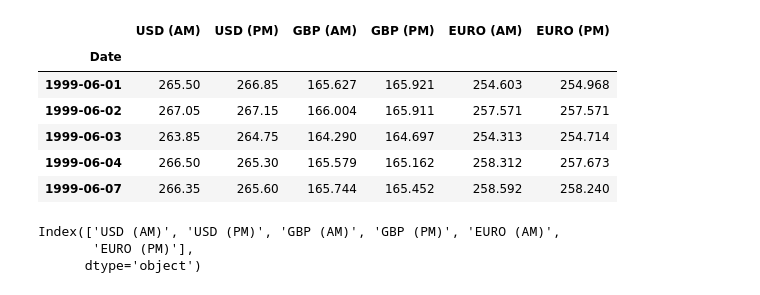
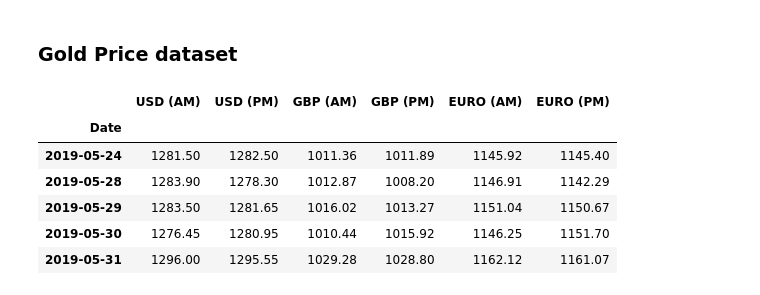
Before and after one commit to devindatt/gold-spot-analysis, a Jupyter notebook: goldspot_analysis1.ipynb, the cells around one changed output. Drawn from its saved outputs; the diff is of its cells as text; code cells hidden in the pictures.

```diff
--- a/goldspot_analysis1.ipynb
+++ b/goldspot_analysis1.ipynb
@@ -5,4 +5,6 @@ import pandas as pd
 import numpy as np
 import matplotlib.pyplot as plt
 from api_quandl import api
+# %% [markdown]
+### Gold Price dataset
 # %%
@@ -11,18 +14,12 @@ gold_data = quandl.get('LBMA/GOLD',
                        end_date='2019-06-01',
                        paginate=True)
 # %%
-gold_data.head()
+gold_data.tail()
 # %% [output]
 |  | USD (AM) | USD (PM) | GBP (AM) | GBP (PM) | EURO (AM) | EURO (PM) |
 | Date |  |  |  |  |  |  |
-| 1999-06-01 | 265.50 | 266.85 | 165.627 | 165.921 | 254.603 | 254.968 |
-| 1999-06-02 | 267.05 | 267.15 | 166.004 | 165.911 | 257.571 | 257.571 |
-| 1999-06-03 | 263.85 | 264.75 | 164.290 | 164.697 | 254.313 | 254.714 |
-| 1999-06-04 | 266.50 | 265.30 | 165.579 | 165.162 | 258.312 | 257.673 |
-| 1999-06-07 | 266.35 | 265.60 | 165.744 | 165.452 | 258.592 | 258.240 |
+| 2019-05-24 | 1281.50 | 1282.50 | 1011.36 | 1011.89 | 1145.92 | 1145.40 |
+| 2019-05-28 | 1283.90 | 1278.30 | 1012.87 | 1008.20 | 1146.91 | 1142.29 |
+| 2019-05-29 | 1283.50 | 1281.65 | 1016.02 | 1013.27 | 1151.04 | 1150.67 |
+| 2019-05-30 | 1276.45 | 1280.95 | 1010.44 | 1015.92 | 1146.25 | 1151.70 |
+| 2019-05-31 | 1296.00 | 1295.55 | 1029.28 | 1028.80 | 1162.12 | 1161.07 |
-# %%
-gold_data.columns
-# %% [output]
-Index(['USD (AM)', 'USD (PM)', 'GBP (AM)', 'GBP (PM)', 'EURO (AM)',
-       'EURO (PM)'],
-      dtype='object')
```
Also changed, not shown: parts of 29 cells of this notebook, 1 other file.
